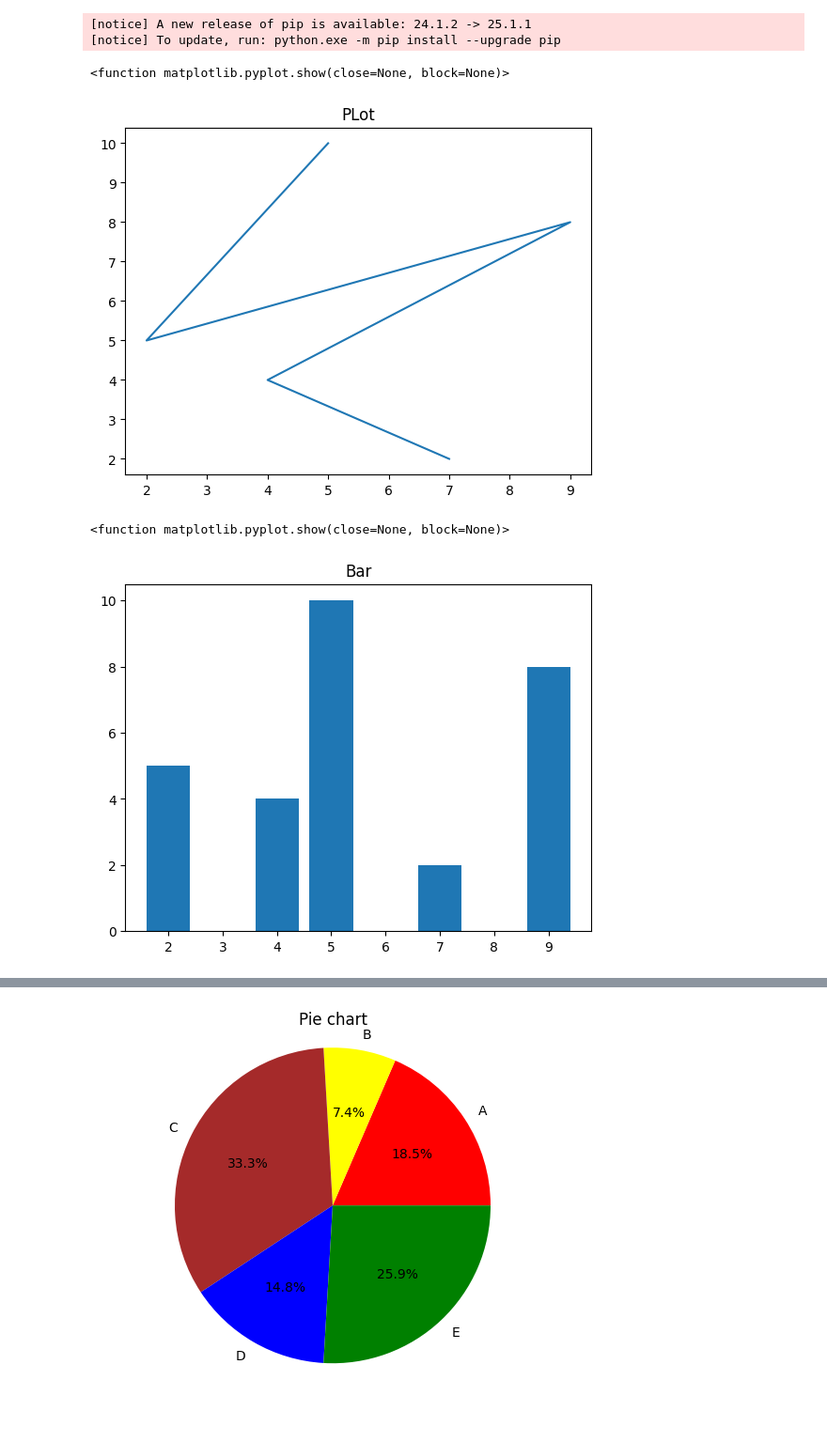
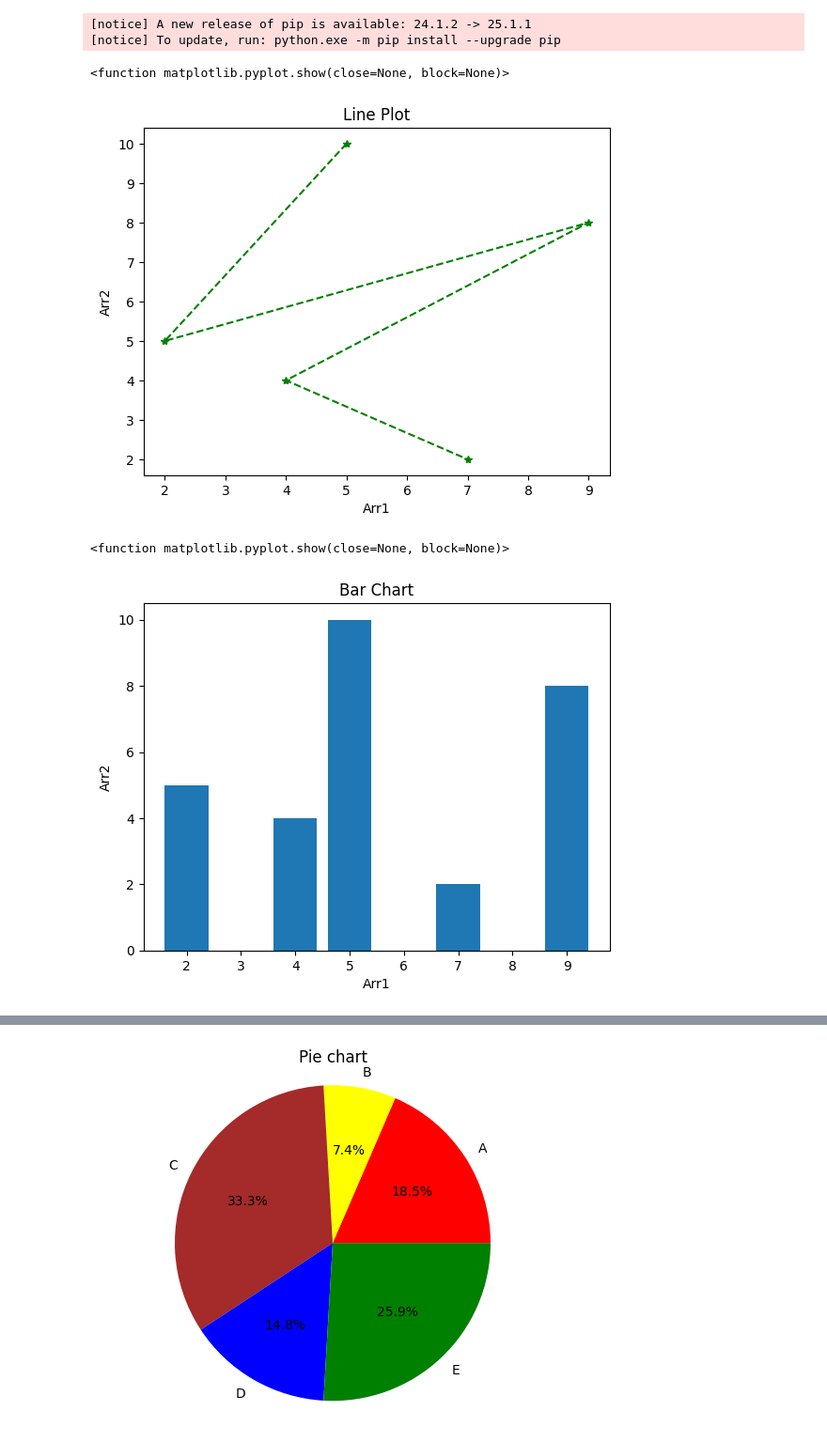
Before and after one commit to mr-prince-yadav/OJT-AI, a Jupyter notebook: Plotting.ipynb, the cells around one changed output, grey strips where cells are left out. Shown: that part at 94% size. Drawn from its saved outputs; the diff is of its cells as text; code cells hidden in the pictures; blank space fills up the shorter version.

```diff
--- a/Plotting.ipynb
+++ b/Plotting.ipynb
@@ -24,18 +24,22 @@ import matplotlib.pyplot as plt
 x=[5,2,9,4,7]
 y=[10,5,8,4,2]
 
-plt.plot(x,y)
-plt.title("PLot")
+plt.plot(x,y, color="green", linestyle="--", marker="*")
+plt.xlabel("Arr1")
+plt.ylabel("Arr2")
+plt.title("Line Plot")
 plt.show
 # %% [output]
 <function matplotlib.pyplot.show(close=None, block=None)>
-[figure, old version]
+[figure, new version]
 # %%
-plt.title("Bar")
+plt.title("Bar Chart")
+plt.xlabel("Arr1")
+plt.ylabel("Arr2")
 plt.bar(x,y)
 plt.show
 # %% [output]
 <function matplotlib.pyplot.show(close=None, block=None)>
-[figure, old version]
+[figure, new version]
 # %%
 plt.scatter(x,y)
```
Also changed, not shown: parts of 5 cells of this notebook, 1 other file.
